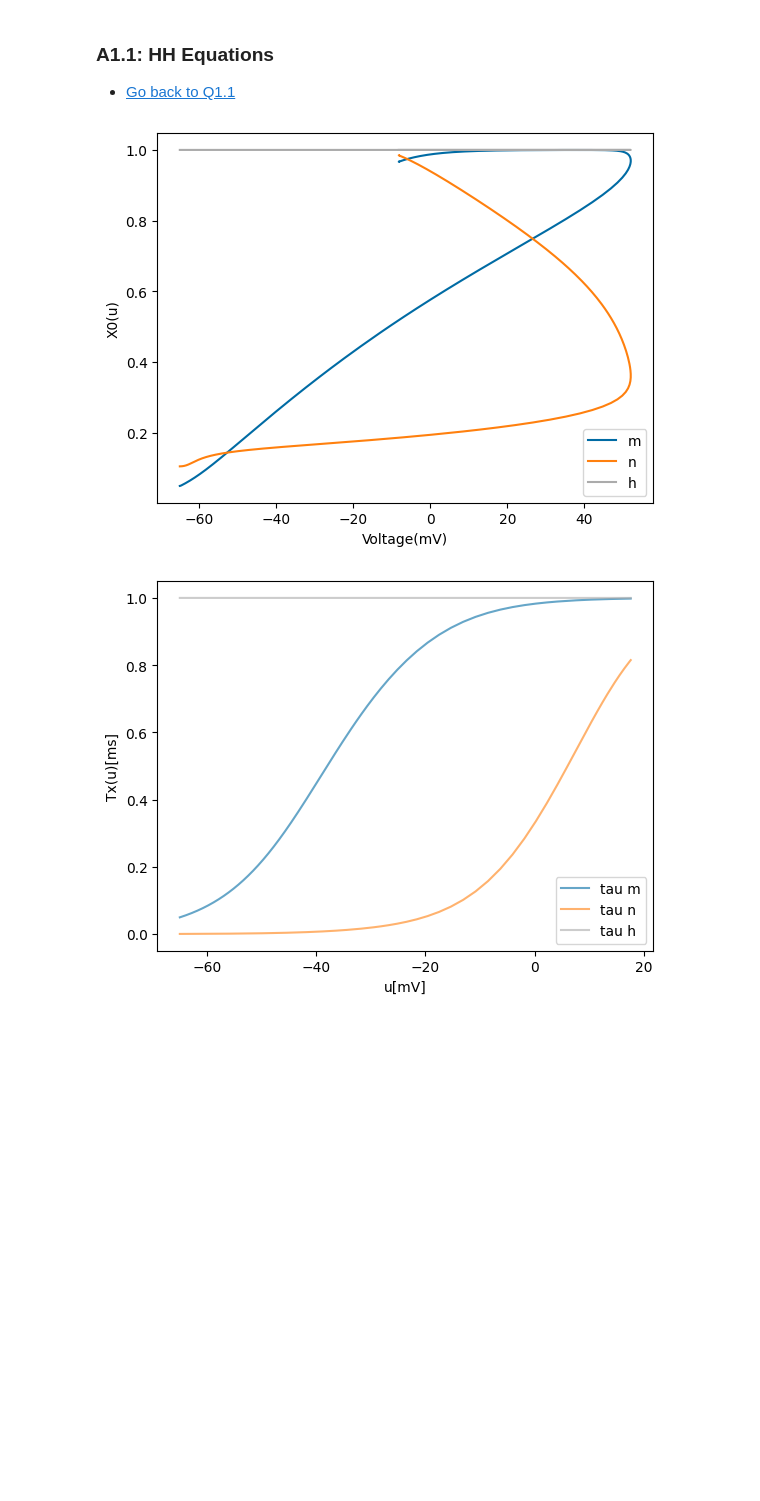
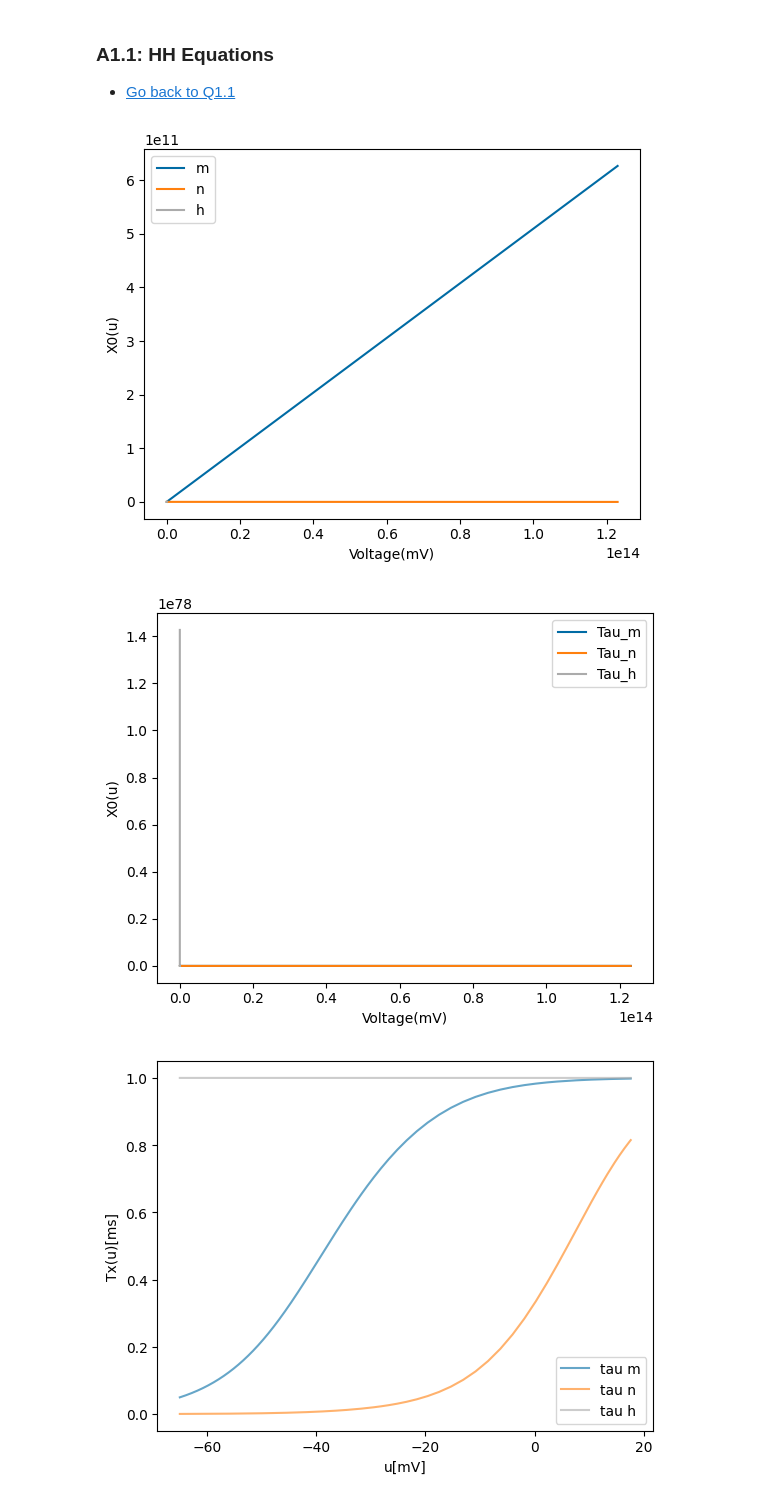
Before and after one commit to cesarz10/Computational-Neurophysiology-Lab, a Jupyter notebook: Lab_1/Module1_Ex1_XX.ipynb, the cells around one changed output. Cells and saved outputs as stored; diff of their text form; code cells hidden in the pictures; blank space fills up the shorter version.

```diff
--- a/Lab_1/Module1_Ex1_XX.ipynb
+++ b/Lab_1/Module1_Ex1_XX.ipynb
@@ -247,11 +247,11 @@ def HH_model(T, I_input, dt):
     alpha_h, beta_h = gating_variable_h(u_rest)
 
     # Table 2.1 in the document. Parameters for conductance and reverse potentials
-    g_Na = 40 #(ms/cm2)
+    g_Na = 40 #(mS/cm2)
     E_Na = 55 #(mV)
-    g_K = 35 #(ms/cm2)
+    g_K = 35 #(mS/cm2)
     E_K = -77 #(mV)
-    g_L = 0.3 #(ms/cm2)
+    g_L = 0.3 #(mS/cm2)
     E_L = -65 #(mV)
     C_m = 1 #(uF/cm2)
 
@@ -261,67 +261,76 @@ def HH_model(T, I_input, dt):
     m = np.zeros(len(t))
     h = np.zeros(len(t))
     n = np.zeros(len(t))
-    # Tau_m = np.zeros(len(t))
-    # Tau_n = np.zeros(len(t))
-    # Tau_h =np.zeros(len(t))
+    Tau_m = np.zeros(len(t))
+    Tau_n = np.zeros(len(t))
+    Tau_h =np.zeros(len(t))
 
     # initial values
     V[0] = u_rest
     m[0] = (alpha_m) / (alpha_m + beta_m)
     n[0] = (alpha_n) / (alpha_n + beta_n)
     h[0] = (alpha_h) / (alpha_h + beta_h)
-    # Tau_m[0] = 1 / (alpha_m + beta_m)
-    # Tau_n[0] = 1 / (alpha_n + beta_n)
-    # Tau_h[0] = 1 / (alpha_h + beta_h)
+    Tau_m[0] = 1 / (alpha_m + beta_m)
+    Tau_n[0] = 1 / (alpha_n + beta_n)
+    Tau_h[0] = 1 / (alpha_h + beta_h)
 
 
     def Ic(v, m, n, h):
-        return g_Na*m**3*h*(v-E_Na) + g_K*n**4*(v-E_K) + g_L*(v-E_L)
+        # return g_Na*m**3*h*(v-E_Na) + g_K*n**4*(v-E_K) + g_L*(v-E_L)
+        return  g_L*(v-E_L) + g_K*(n**4)*(v - E_K) + g_Na*(m**3)*h*(v-E_Na)
 
 
     # Simulating
     for i in range(1, len(t)):
 
+        # if t[i] <
+
         # updating gating variables
         alpha_m, beta_m = gating_variable_m(V[i-1])
         alpha_n, beta_n = gating_variable_n(V[i-1])
         alpha_h, beta_h = gating_variable_h(V[i-1])
+        Tau_m[i] = 1 / (alpha_m + beta_m)
+        Tau_n[i] = 1 / (alpha_n + beta_n)
+        Tau_h[i] = 1 / (alpha_h + beta_h)
 
-        m[i] = m[i-1] + dt * (alpha_m * (1 - m[i-1]) - beta_m * m[i-1])
-        h[i] = h[i-1] + dt * (alpha_h * (1 - h[i-1]) - beta_h * h[i-1])
-        n[i] = n[i-1] + dt * (alpha_n * (1 - n[i-1]) - beta_n * n[i-1])
+        m[i] = (alpha_m * (1 - m[i-1]) - beta_m * m[i-1])
+        h[i] = (alpha_h * (1 - h[i-1]) - beta_h * h[i-1])
+        n[i] = (alpha_n * (1 - n[i-1]) - beta_n * n[i-1])
 
+        V[i] = (dt * (Ic(V[i-1], m[i-1], n[i-1], h[i-1]) / C_m)) + V[i-1]
 
-        # m[i] = dt * (alpha_m * (1 - m[i-1]) - beta_m * m[i-1])
-        # h[i] = dt * (alpha_h * (1 - h[i-1]) - beta_h * h[i-1])
-        # n[i] = dt * (alpha_n * (1 - n[i-1]) - beta_n * n[i-1])
-
-
-        # V[i] = V[i-1] + dt * (Ic(V[i-1], m[i-1], n[i-1], h[i-1]) / C_m)
-        V[i] = V[i-1] + dt * ( -Ic(V[i-1], m[i-1], n[i-1], h[i-1]) / C_m)
 
 
     # Plotting
     plt.plot(V, m, label="m")
     plt.plot(V, n, label="n")
     plt.plot(V, h, label="h")
     plt.legend()
     plt.xlabel('Voltage(mV)')
     plt.ylabel('X0(u)')
     plt.show()
 
 
+    plt.plot(V, Tau_m, label="Tau_m")
+    plt.plot(V, Tau_n, label="Tau_n")
+    plt.plot(V, Tau_h, label="Tau_h")
+    plt.legend()
+    plt.xlabel('Voltage(mV)')
+    plt.ylabel('X0(u)')
+    plt.show()
+
     return #m, h, n, V, t, I_Na, I_K, I_L, alpha_m, alpha_n, alpha_h, beta_m, beta_n, beta_h, tau_n, tau_m, tau_h
 
 
 ##################################
 ##   A1.1a solutions functions   ##
 ##################################
 
 # m, h, n, V, t, I_Na, I_K, I_L, alpha_m, alpha_n, alpha_h, beta_m, beta_n, beta_h, tau_n, tau_m, tau_h = HH_model(100, 0.02, 0.001)
 HH_model(100, 0.02, 0.01)
 # %% [output]
-[figure, old version]
+[figure, new version]
+[figure, added]
 # %%
 # A1.1b Plot your graph below
 
```
